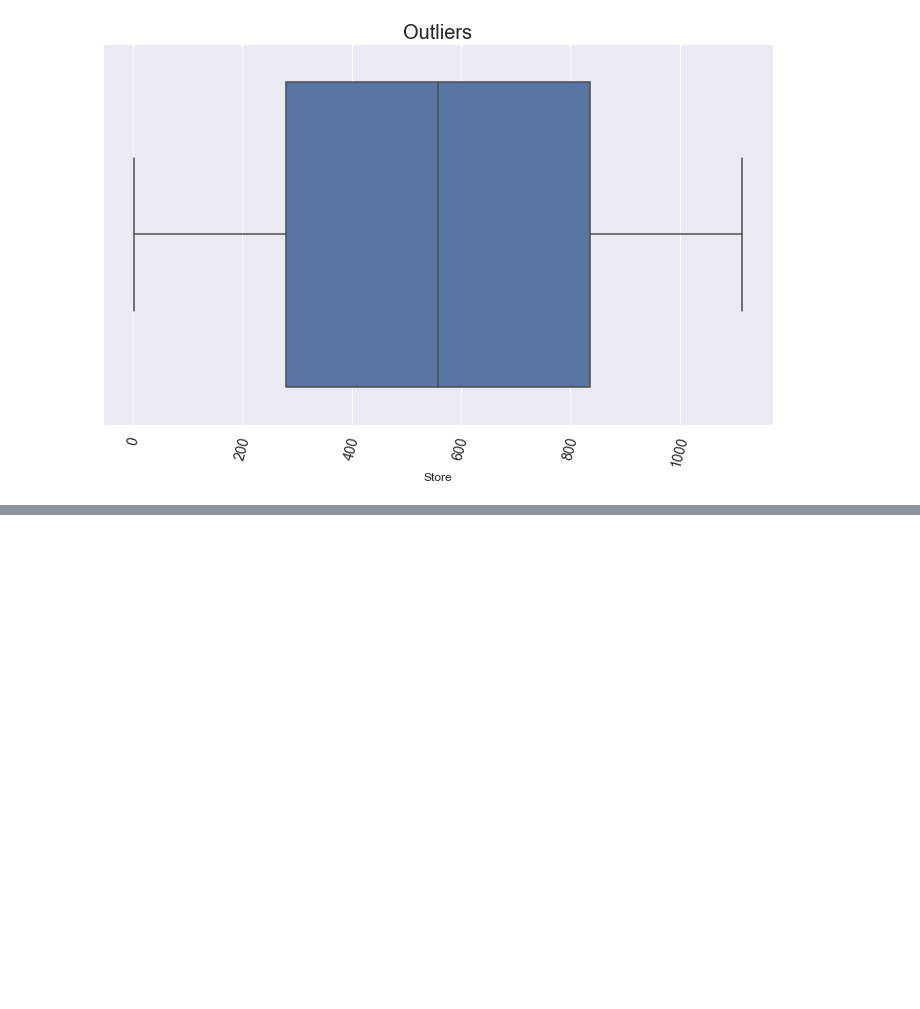
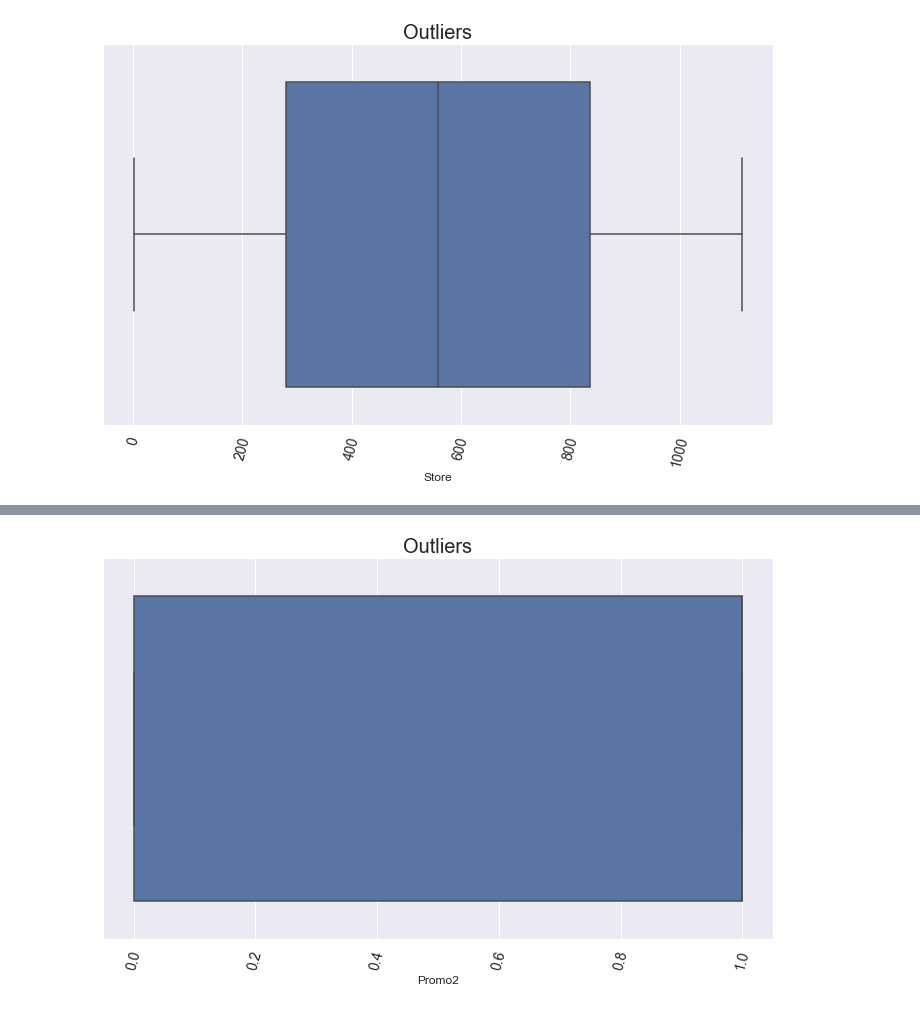
Before and after one commit to kebishaa/Pharmaceutical-Sales-Prediction, a Jupyter notebook: notebooks/data_preProcessing.ipynb, the cells around one changed output, grey strips where cells are left out. Cells and saved outputs as stored; diff of their text form; code cells hidden in the pictures; blank space fills up the shorter version.

```diff
--- a/notebooks/data_preProcessing.ipynb
+++ b/notebooks/data_preProcessing.ipynb
@@ -317,0 +322,4 @@ exploration.plot_box(store_data, 'Store', 'Outliers')
+# %%
+exploration.plot_box(store_data, 'Promo2', 'Outliers')
+# %% [output]
+[figure, added]
```
Also changed, not shown: parts of 4 cells of this notebook.
